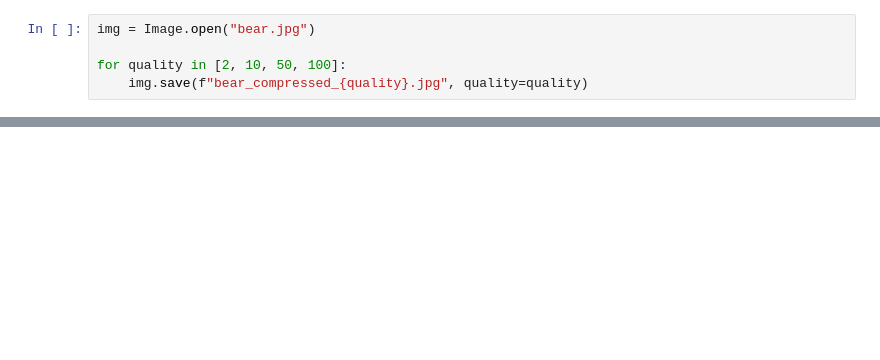
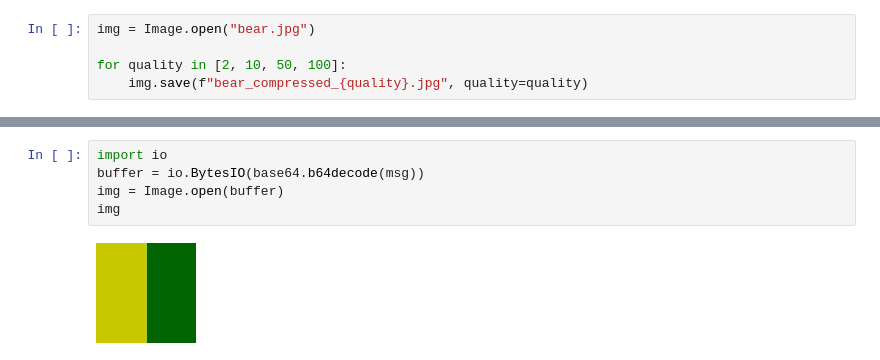
Before and after one commit to hska-pk/dscb240-vlcode, a Jupyter notebook: Vorlesung 2 - Grundlagen Datenkunde/DSCB240 - VL2.2 - Bilddaten.ipynb, the cells around one changed output, grey strips where cells are left out. Saved outputs shown, nothing was run; the diff lists cells and outputs as text; blank space fills up the shorter version.

```diff
--- a/Vorlesung 2 - Grundlagen Datenkunde/DSCB240 - VL2.2 - Bilddaten.ipynb
+++ b/Vorlesung 2 - Grundlagen Datenkunde/DSCB240 - VL2.2 - Bilddaten.ipynb
@@ -86,0 +97,7 @@ for quality in [2, 10, 50, 100]:
+# %%
+import io
+buffer = io.BytesIO(base64.b64decode(msg))
+img = Image.open(buffer)
+img
+# %% [output]
+[figure, added]
```
Also changed, not shown: parts of 5 cells of this notebook, 3 other files.
